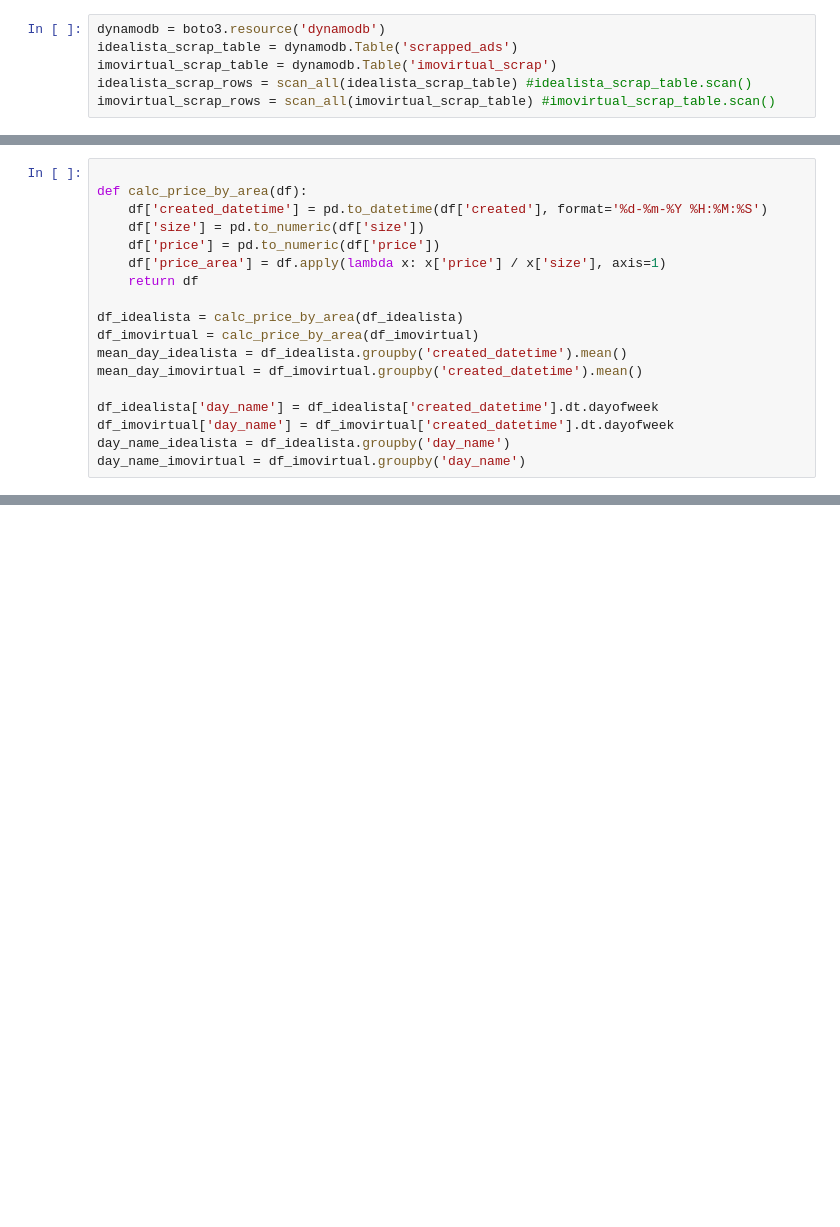
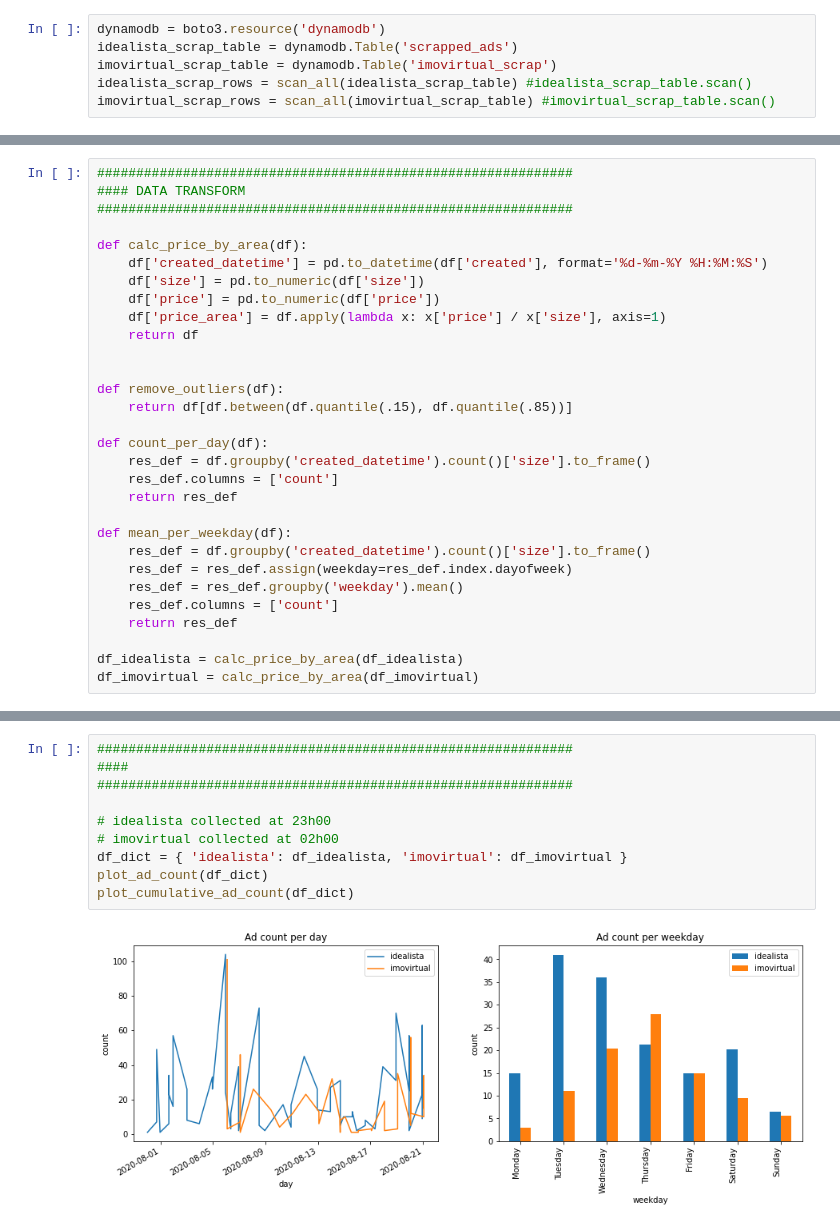
Before and after one commit to daragao/real_estate_web_scrapper, a Jupyter notebook: notebooks/aws_scrapped.ipynb, the cells around one changed output, grey strips where cells are left out. Saved outputs shown, nothing was run; the diff lists cells and outputs as text; blank space fills up the shorter version.

Commit message:
aws scrapped plot

```diff
--- a/notebooks/aws_scrapped.ipynb
+++ b/notebooks/aws_scrapped.ipynb
@@ -35,4 +36,7 @@ Imovirtual: 348
 # %%
+#############################################################
+#### DATA TRANSFORM
+#############################################################
 
 def calc_price_by_area(df):
     df['created_datetime'] = pd.to_datetime(df['created'], format='%d-%m-%Y %H:%M:%S')
@@ -41,12 +45,21 @@ def calc_price_by_area(df):
     df['price_area'] = df.apply(lambda x: x['price'] / x['size'], axis=1)
     return df
 
+
+def remove_outliers(df):
+    return df[df.between(df.quantile(.15), df.quantile(.85))]
+
+def count_per_day(df):
+    res_def = df.groupby('created_datetime').count()['size'].to_frame()
+    res_def.columns = ['count']
+    return res_def
+
+def mean_per_weekday(df):
+    res_def = df.groupby('created_datetime').count()['size'].to_frame()
+    res_def = res_def.assign(weekday=res_def.index.dayofweek)
+    res_def = res_def.groupby('weekday').mean()
+    res_def.columns = ['count']
+    return res_def
+
 df_idealista = calc_price_by_area(df_idealista)
 df_imovirtual = calc_price_by_area(df_imovirtual)
-mean_day_idealista = df_idealista.groupby('created_datetime').mean()
-mean_day_imovirtual = df_imovirtual.groupby('created_datetime').mean()
-
-df_idealista['day_name'] = df_idealista['created_datetime'].dt.dayofweek
-df_imovirtual['day_name'] = df_imovirtual['created_datetime'].dt.dayofweek
-day_name_idealista = df_idealista.groupby('day_name')
-day_name_imovirtual = df_imovirtual.groupby('day_name')
@@ -98,0 +131,12 @@ axs[1].set_title("Ads per weekday");
+# %%
+#############################################################
+####
+#############################################################
+
+# idealista collected at 23h00
+# imovirtual collected at 02h00
+df_dict = { 'idealista': df_idealista, 'imovirtual': df_imovirtual }
+plot_ad_count(df_dict)
+plot_cumulative_ad_count(df_dict)
+# %% [output]
+[figure, added]
```
Also changed, not shown: parts of 5 cells of this notebook.
